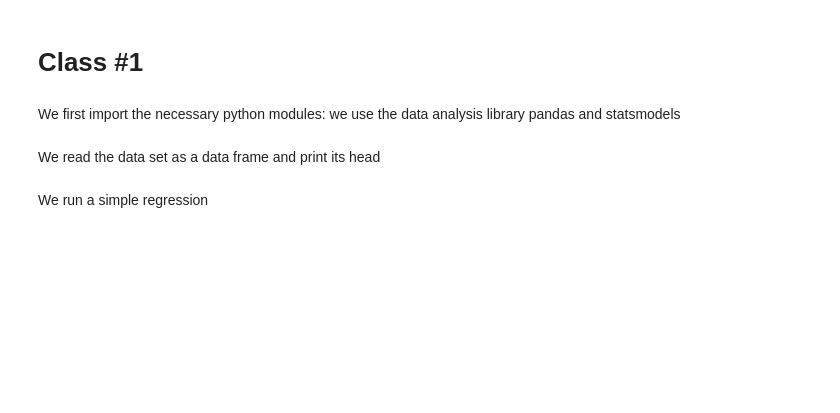
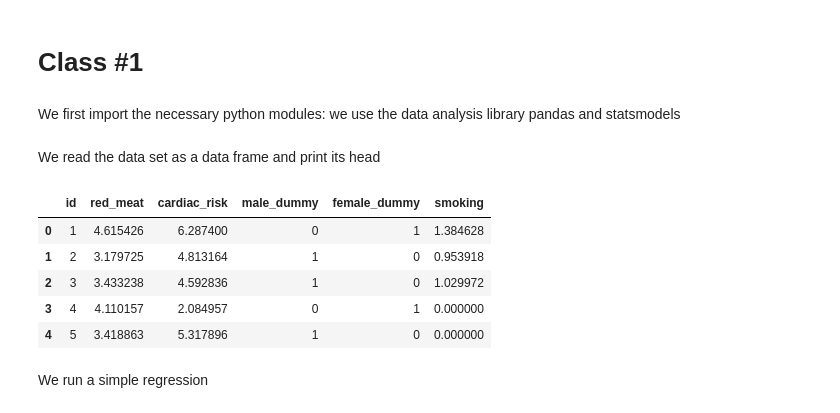
Before and after one commit to arnavailable/prescriptive-models, a Jupyter notebook: Classwork/Week 1/Lecture 1.ipynb, the cells around one changed output. Cells and saved outputs as stored; diff of their text form; code cells hidden in the pictures; blank space fills up the shorter version.

```diff
--- a/Classwork/Week 1/Lecture 1.ipynb
+++ b/Classwork/Week 1/Lecture 1.ipynb
@@ -10,5 +10,17 @@ import statsmodels.api as sm
 import statsmodels.formula.api as smf
 # %% [markdown]
 We read the data set as a data frame and print its head
+# %%
+redmeat = pd.read_csv('red_meat.csv')
+redmeat_population = pd.read_csv('red_meat_population.csv')
+
+redmeat.head()
+# %% [output]
+|  | id | red_meat | cardiac_risk | male_dummy | female_dummy | smoking |
+| 0 | 1 | 4.615426 | 6.287400 | 0 | 1 | 1.384628 |
+| 1 | 2 | 3.179725 | 4.813164 | 1 | 0 | 0.953918 |
+| 2 | 3 | 3.433238 | 4.592836 | 1 | 0 | 1.029972 |
+| 3 | 4 | 4.110157 | 2.084957 | 0 | 1 | 0.000000 |
+| 4 | 5 | 3.418863 | 5.317896 | 1 | 0 | 0.000000 |
 # %% [markdown]
 We run a simple regression
```
Also changed, not shown: parts of 6 cells of this notebook, 7 other files.
